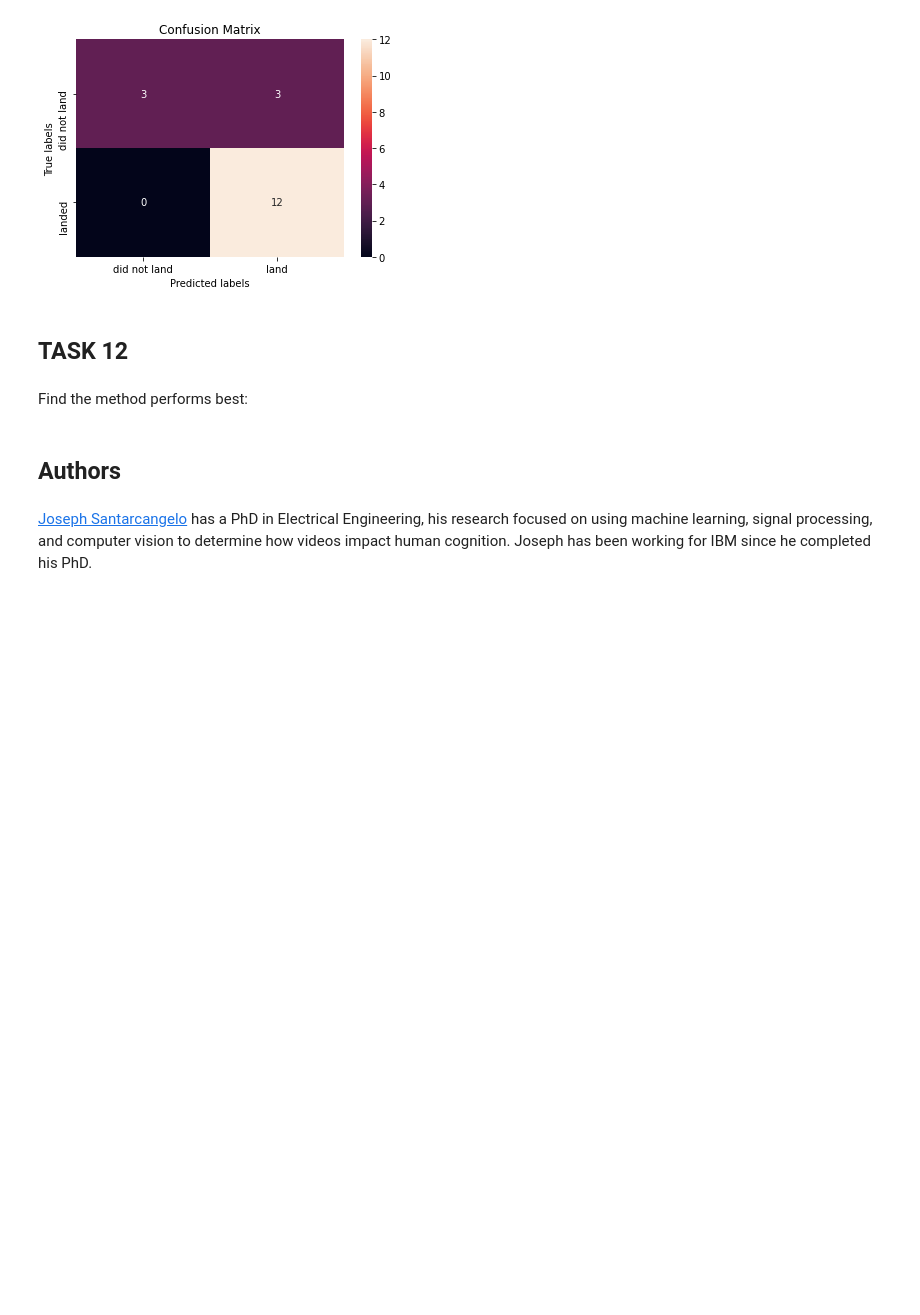
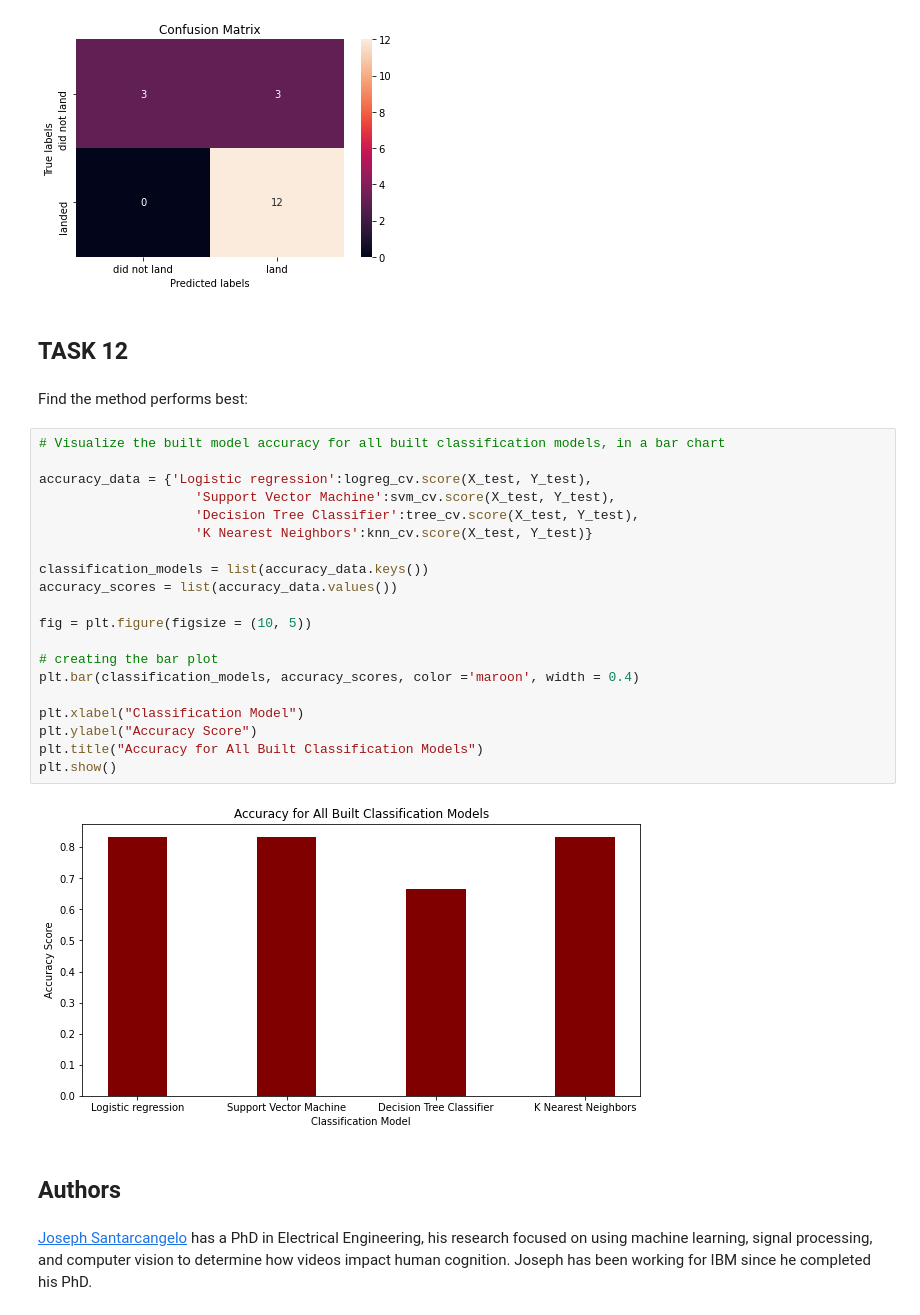
Before and after one commit to takchong/testrepo, a Jupyter notebook: Machine Learning Prediction.ipynb, the cells around one changed output. Saved outputs shown, nothing was run; the diff lists cells and outputs as text; blank space fills up the shorter version.

```diff
--- a/Machine Learning Prediction.ipynb
+++ b/Machine Learning Prediction.ipynb
@@ -317,6 +317,28 @@ plot_confusion_matrix(Y_test,yhat)
 ## TASK  12
 # %% [markdown]
 Find the method performs best:
+# %%
+# Visualize the built model accuracy for all built classification models, in a bar chart
+
+accuracy_data = {'Logistic regression':logreg_cv.score(X_test, Y_test),
+                    'Support Vector Machine':svm_cv.score(X_test, Y_test),
+                    'Decision Tree Classifier':tree_cv.score(X_test, Y_test),
+                    'K Nearest Neighbors':knn_cv.score(X_test, Y_test)}
+
+classification_models = list(accuracy_data.keys())
+accuracy_scores = list(accuracy_data.values())
+
+fig = plt.figure(figsize = (10, 5))
+
+# creating the bar plot
+plt.bar(classification_models, accuracy_scores, color ='maroon', width = 0.4)
+
+plt.xlabel("Classification Model")
+plt.ylabel("Accuracy Score")
+plt.title("Accuracy for All Built Classification Models")
+plt.show()
+# %% [output]
+[figure, added]
 # %% [markdown]
 ## Authors
 # %% [markdown]
```
Also changed, not shown: parts of 3 cells of this notebook.
